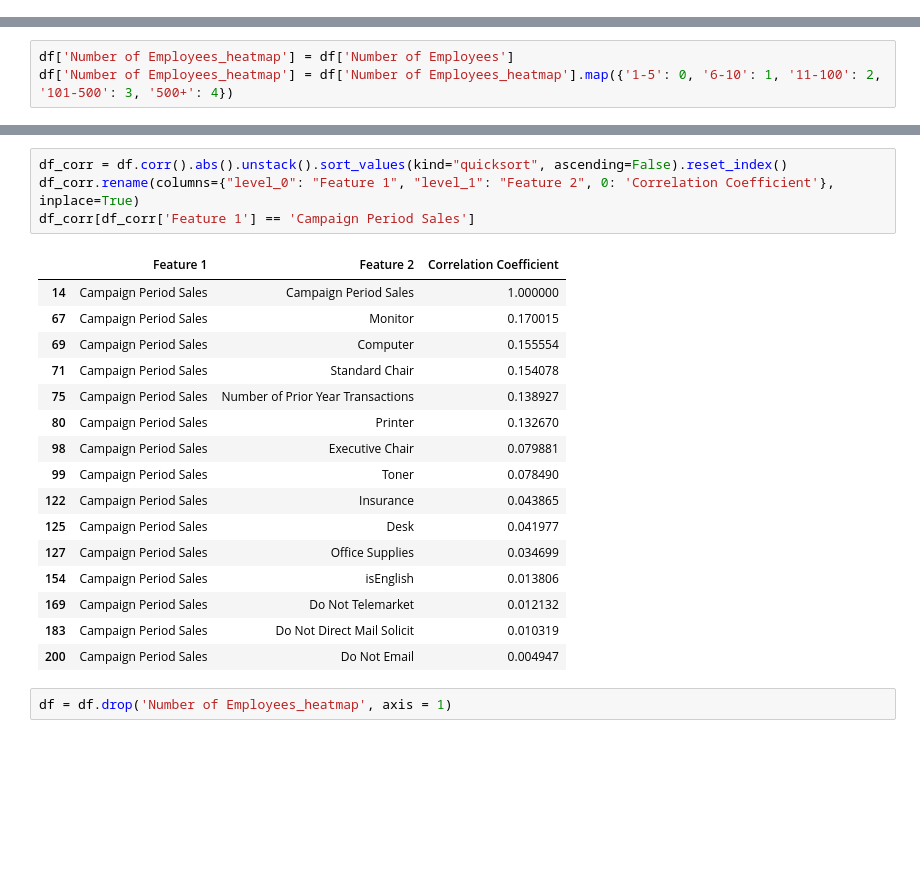
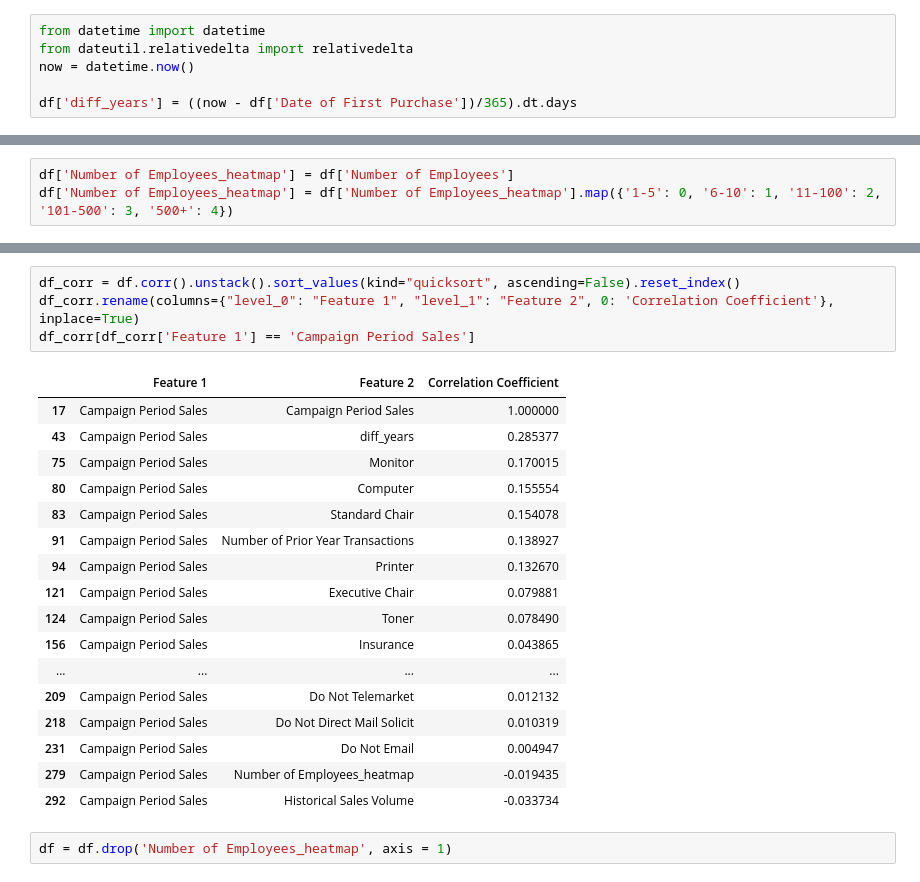
Before and after one commit to viffsi/Office_supply, a Jupyter notebook: office_supply.ipynb, the cells around one changed output, grey strips where cells are left out. Saved outputs shown, nothing was run; the diff lists cells and outputs as text; blank space fills up the shorter version.

```diff
--- a/office_supply.ipynb
+++ b/office_supply.ipynb
@@ -165,0 +168,6 @@ df = df.drop('Customer Number', axis = 1)
+# %%
+from datetime import datetime
+from dateutil.relativedelta import relativedelta
+now = datetime.now()
+
+df['diff_years'] = ((now - df['Date of First Purchase'])/365).dt.days
@@ -526,24 +560,25 @@ g=sns.heatmap(df[top_corr_features].corr(),annot=True,cmap="RdYlGn")
 # %%
-df_corr = df.corr().abs().unstack().sort_values(kind="quicksort", ascending=False).reset_index()
+df_corr = df.corr().unstack().sort_values(kind="quicksort", ascending=False).reset_index()
 df_corr.rename(columns={"level_0": "Feature 1", "level_1": "Feature 2", 0: 'Correlation Coefficient'}, inplace=True)
 df_corr[df_corr['Feature 1'] == 'Campaign Period Sales']
 # %% [output]
 |  | Feature 1 | Feature 2 | Correlation Coefficient |
-| 14 | Campaign Period Sales | Campaign Period Sales | 1.000000 |
-| 67 | Campaign Period Sales | Monitor | 0.170015 |
-| 69 | Campaign Period Sales | Computer | 0.155554 |
-| 71 | Campaign Period Sales | Standard Chair | 0.154078 |
-| 75 | Campaign Period Sales | Number of Prior Year Transactions | 0.138927 |
-| 80 | Campaign Period Sales | Printer | 0.132670 |
-| 98 | Campaign Period Sales | Executive Chair | 0.079881 |
-| 99 | Campaign Period Sales | Toner | 0.078490 |
-| 122 | Campaign Period Sales | Insurance | 0.043865 |
-| 125 | Campaign Period Sales | Desk | 0.041977 |
-| 127 | Campaign Period Sales | Office Supplies | 0.034699 |
-| 154 | Campaign Period Sales | isEnglish | 0.013806 |
-| 169 | Campaign Period Sales | Do Not Telemarket | 0.012132 |
-| 183 | Campaign Period Sales | Do Not Direct Mail Solicit | 0.010319 |
-| 200 | Campaign Period Sales | Do Not Email | 0.004947 |
+| 17 | Campaign Period Sales | Campaign Period Sales | 1.000000 |
+| 43 | Campaign Period Sales | diff_years | 0.285377 |
+| 75 | Campaign Period Sales | Monitor | 0.170015 |
+| 80 | Campaign Period Sales | Computer | 0.155554 |
+| 83 | Campaign Period Sales | Standard Chair | 0.154078 |
+| 91 | Campaign Period Sales | Number of Prior Year Transactions | 0.138927 |
+| 94 | Campaign Period Sales | Printer | 0.132670 |
+| 121 | Campaign Period Sales | Executive Chair | 0.079881 |
+| 124 | Campaign Period Sales | Toner | 0.078490 |
+| 156 | Campaign Period Sales | Insurance | 0.043865 |
+| ... | ... | ... | ... |
+| 209 | Campaign Period Sales | Do Not Telemarket | 0.012132 |
+| 218 | Campaign Period Sales | Do Not Direct Mail Solicit | 0.010319 |
+| 231 | Campaign Period Sales | Do Not Email | 0.004947 |
+| 279 | Campaign Period Sales | Number of Employees_heatmap | -0.019435 |
+| 292 | Campaign Period Sales | Historical Sales Volume | -0.033734 |
 # %%
 df = df.drop('Number of Employees_heatmap', axis = 1)
 # %% [markdown]
```
Also changed, not shown: parts of 25 cells of this notebook.
